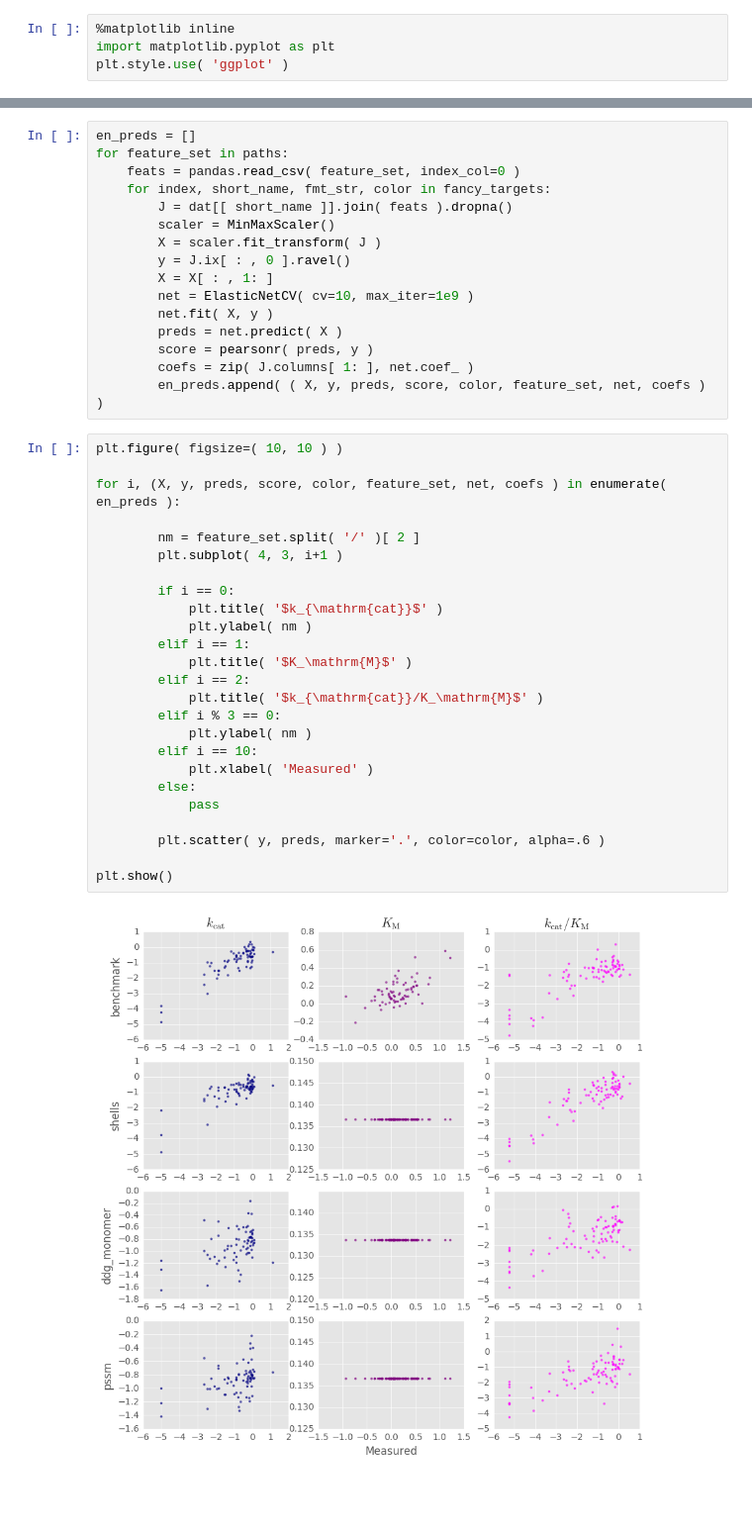
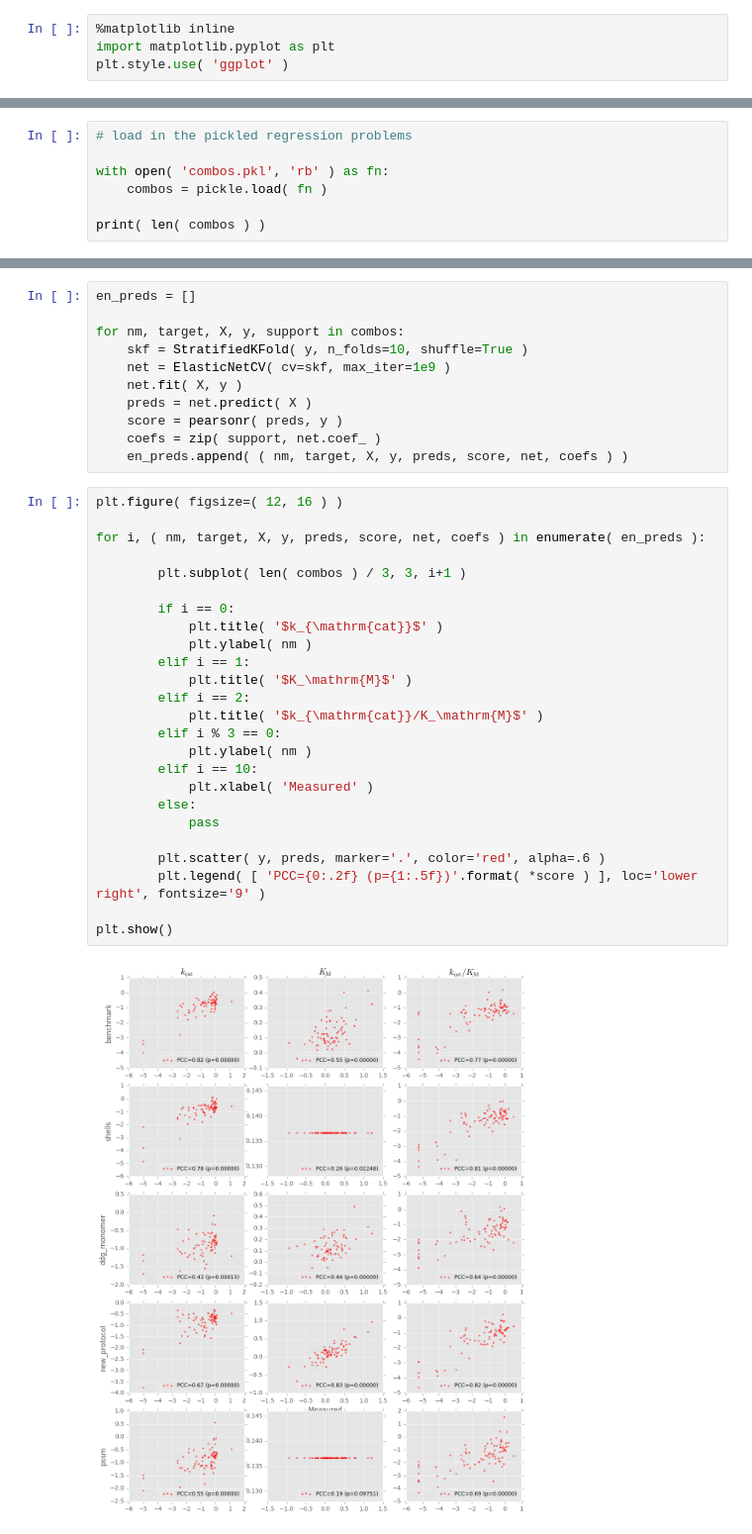
Before and after one commit to dacarlin/bagel-benchmark, a Jupyter notebook: machine_learning/elastic_net.ipynb, the cells around one changed output, grey strips where cells are left out. Shown at 99% size. Drawn from its saved outputs; the diff is of its cells as text; blank space fills up the shorter version.

```diff
--- a/machine_learning/elastic_net.ipynb
+++ b/machine_learning/elastic_net.ipynb
@@ -32,0 +14,7 @@ fancy_targets = [
+# %%
+# load in the pickled regression problems
+
+with open( 'combos.pkl', 'rb' ) as fn:
+    combos = pickle.load( fn )
+
+print( len( combos ) )
@@ -33,46 +23,41 @@ fancy_targets = [
 # %%
 en_preds = []
-for feature_set in paths:
-    feats = pandas.read_csv( feature_set, index_col=0 )
-    for index, short_name, fmt_str, color in fancy_targets:
-        J = dat[[ short_name ]].join( feats ).dropna()
-        scaler = MinMaxScaler()
-        X = scaler.fit_transform( J )
-        y = J.ix[ : , 0 ].ravel()
-        X = X[ : , 1: ]
-        net = ElasticNetCV( cv=10, max_iter=1e9 )
-        net.fit( X, y )
-        preds = net.predict( X )
-        score = pearsonr( preds, y )
-        coefs = zip( J.columns[ 1: ], net.coef_ )
-        en_preds.append( ( X, y, preds, score, color, feature_set, net, coefs ) )
+
+for nm, target, X, y, support in combos:
+    skf = StratifiedKFold( y, n_folds=10, shuffle=True )
+    net = ElasticNetCV( cv=skf, max_iter=1e9 )
+    net.fit( X, y )
+    preds = net.predict( X )
+    score = pearsonr( preds, y )
+    coefs = zip( support, net.coef_ )
+    en_preds.append( ( nm, target, X, y, preds, score, net, coefs ) )
 # %%
-plt.figure( figsize=( 10, 10 ) )
+plt.figure( figsize=( 12, 16 ) )
 
-for i, (X, y, preds, score, color, feature_set, net, coefs ) in enumerate( en_preds ):
+for i, ( nm, target, X, y, preds, score, net, coefs ) in enumerate( en_preds ):
 
-        nm = feature_set.split( '/' )[ 2 ]
-        plt.subplot( 4, 3, i+1 )
+        plt.subplot( len( combos ) / 3, 3, i+1 )
 
         if i == 0:
             plt.title( '$k_{\mathrm{cat}}$' )
             plt.ylabel( nm )
         elif i == 1:
             plt.title( '$K_\mathrm{M}$' )
         elif i == 2:
             plt.title( '$k_{\mathrm{cat}}/K_\mathrm{M}$' )
         elif i % 3 == 0:
             plt.ylabel( nm )
         elif i == 10:
             plt.xlabel( 'Measured' )
         else:
             pass
 
-        plt.scatter( y, preds, marker='.', color=color, alpha=.6 )
+        plt.scatter( y, preds, marker='.', color='red', alpha=.6 )
+        plt.legend( [ 'PCC={0:.2f} (p={1:.5f})'.format( *score ) ], loc='lower right', fontsize='9' )
 
 plt.show()
 # %% [output]
-[figure, old version]
+[figure, new version]
 # %%
 # feature weights
 
```
Also changed, not shown: parts of 10 cells of this notebook, 1 other file.
